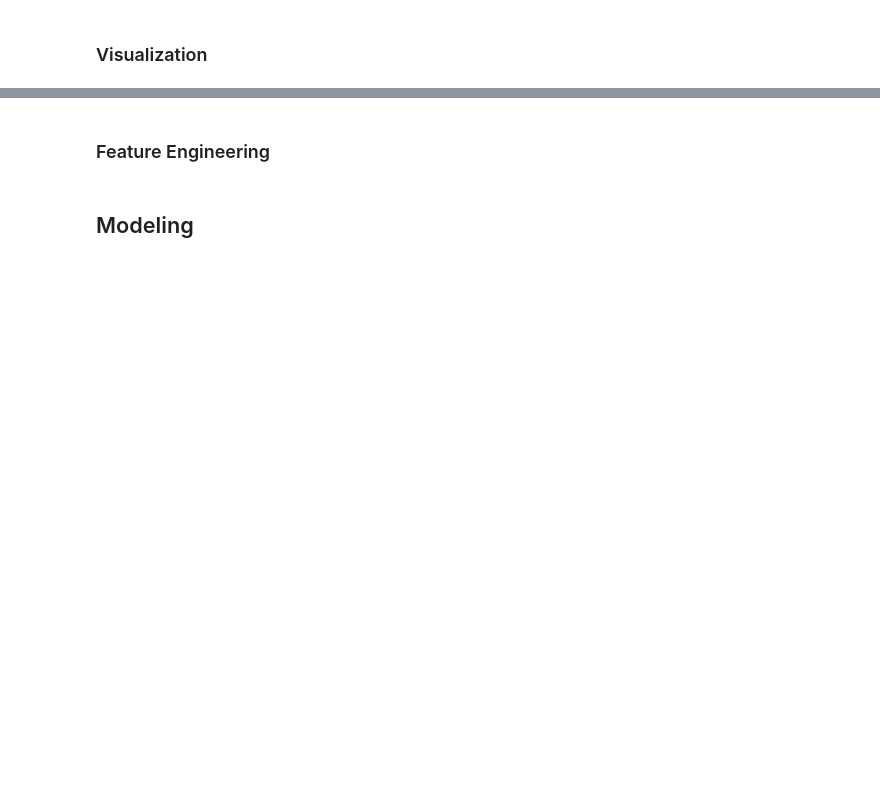
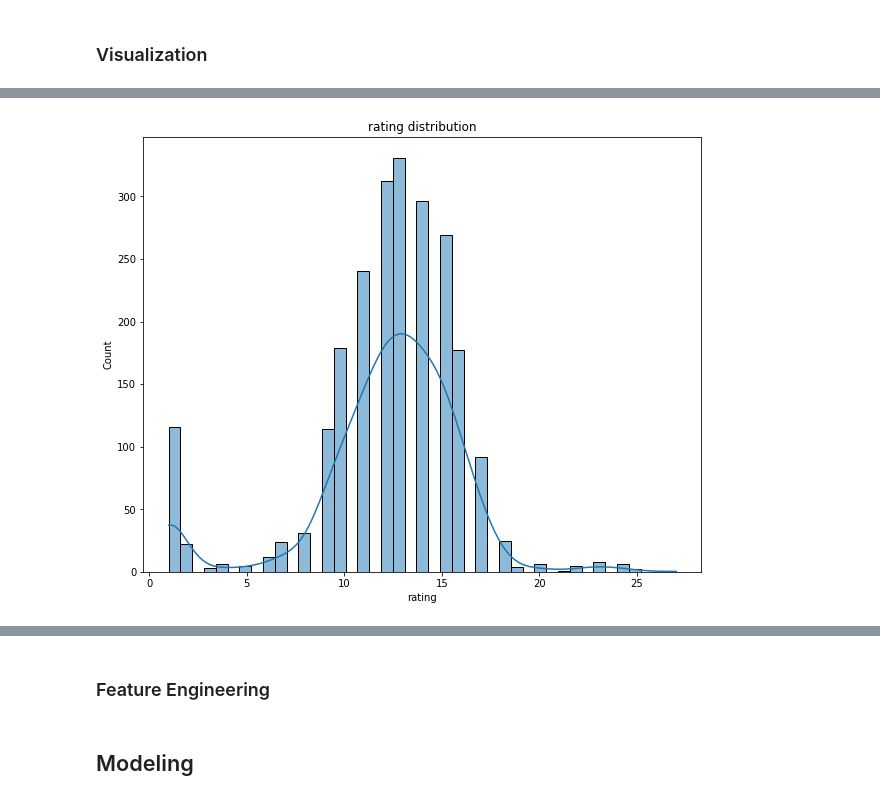
Before and after one commit to sglibova/chart-difficulty-with-machine-learning, a Jupyter notebook: final_notebook.ipynb, the cells around one changed output, grey strips where cells are left out. Saved outputs shown, nothing was run; the diff lists cells and outputs as text; code cells hidden in the pictures; blank space fills up the shorter version.

```diff
--- a/final_notebook.ipynb
+++ b/final_notebook.ipynb
@@ -144,0 +163,4 @@ from src.visualizer import distribution, scatter_correlation, box_plot
+# %%
+distribution(stam_df, 'rating')
+# %% [output]
+[figure, added]
```
Also changed, not shown: parts of 14 cells of this notebook, 7 other files.
